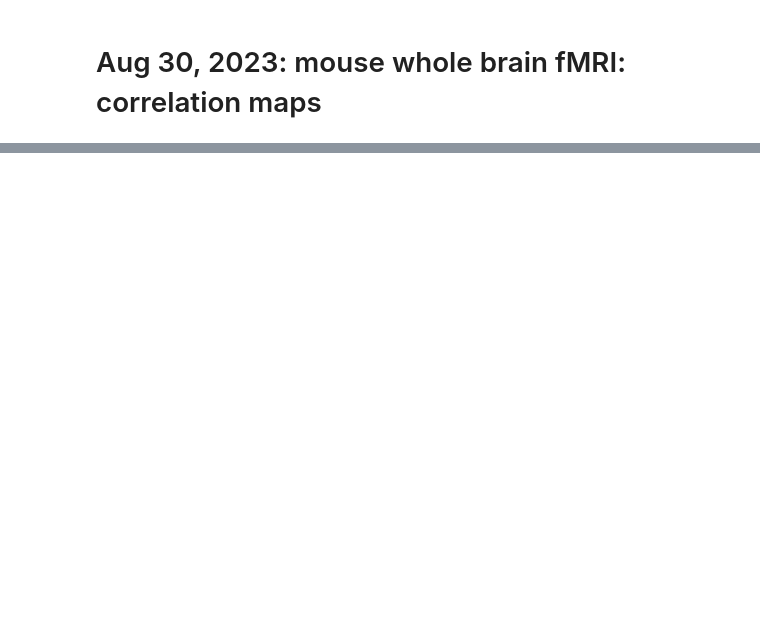
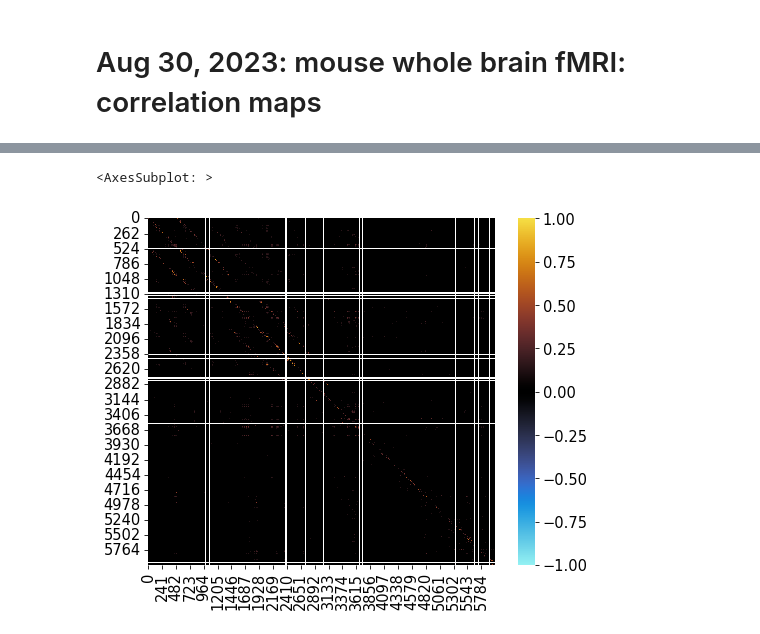
Before and after one commit to govinda-umd/network_estimation, a Jupyter notebook: _sources/nb/sep23/00-data-mouse_desc-correlation-maps.ipynb, the cells around one changed output, grey strips where cells are left out. Cells and saved outputs as stored; diff of their text form; code cells hidden in the pictures; blank space fills up the shorter version.

```diff
--- a/_sources/nb/sep23/00-data-mouse_desc-correlation-maps.ipynb
+++ b/_sources/nb/sep23/00-data-mouse_desc-correlation-maps.ipynb
@@ -38,0 +73,13 @@ t.shape
+# %%
+# FC matrix, thresholded at top 10% density
+args.density = 99
+R = np.corrcoef(ts, rowvar=False)
+R -= np.diag(np.diag(R))
+R *= R > np.nanpercentile(R, args.density)
+args.cmap = cmr.iceburn
+fig, axs = plt.subplots(nrows=1, ncols=1, figsize=(8, 6), dpi=75)
+ax = axs
+sns.heatmap(R, vmin=-1, vmax=1, cmap=args.cmap, ax=ax, square=True)
+# %% [output]
+<AxesSubplot: >
+[figure, added]
```
Also changed, not shown: parts of 14 cells of this notebook, 39 other files.
